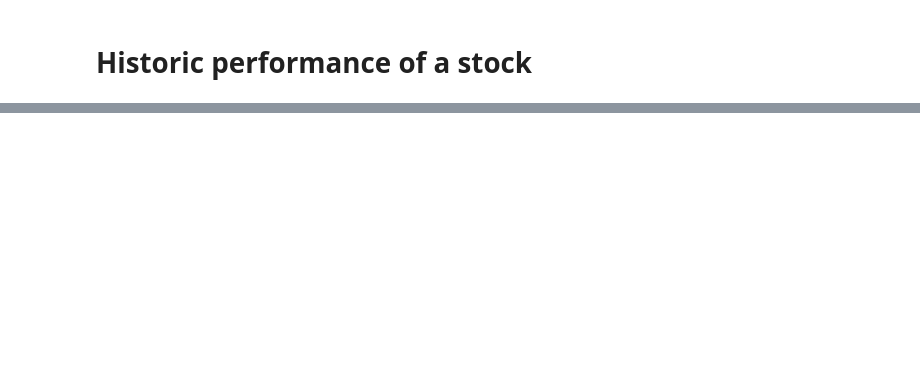
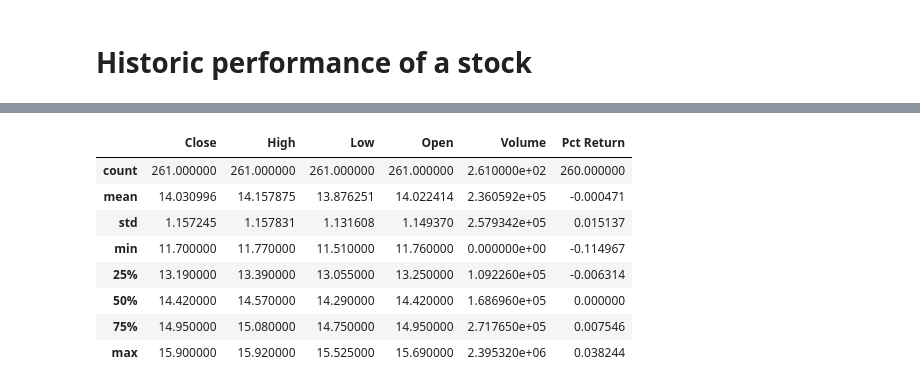
Before and after one commit to gcmallya85/AnalyzeStockPrices, a Jupyter notebook: AnalyzeStockPrices.ipynb, the cells around one changed output, grey strips where cells are left out. Cells and saved outputs as stored; diff of their text form; code cells hidden in the pictures; blank space fills up the shorter version.

```diff
--- a/AnalyzeStockPrices.ipynb
+++ b/AnalyzeStockPrices.ipynb
@@ -115,0 +164,12 @@ plt.show()
+# %%
+CAFD.describe()
+# %% [output]
+|  | Close | High | Low | Open | Volume | Pct Return |
+| count | 261.000000 | 261.000000 | 261.000000 | 261.000000 | 2.610000e+02 | 260.000000 |
+| mean | 14.030996 | 14.157875 | 13.876251 | 14.022414 | 2.360592e+05 | -0.000471 |
+| std | 1.157245 | 1.157831 | 1.131608 | 1.149370 | 2.579342e+05 | 0.015137 |
+| min | 11.700000 | 11.770000 | 11.510000 | 11.760000 | 0.000000e+00 | -0.114967 |
+| 25% | 13.190000 | 13.390000 | 13.055000 | 13.250000 | 1.092260e+05 | -0.006314 |
+| 50% | 14.420000 | 14.570000 | 14.290000 | 14.420000 | 1.686960e+05 | 0.000000 |
+| 75% | 14.950000 | 15.080000 | 14.750000 | 14.950000 | 2.717650e+05 | 0.007546 |
+| max | 15.900000 | 15.920000 | 15.525000 | 15.690000 | 2.395320e+06 | 0.038244 |
```
Also changed, not shown: parts of 17 cells of this notebook.
